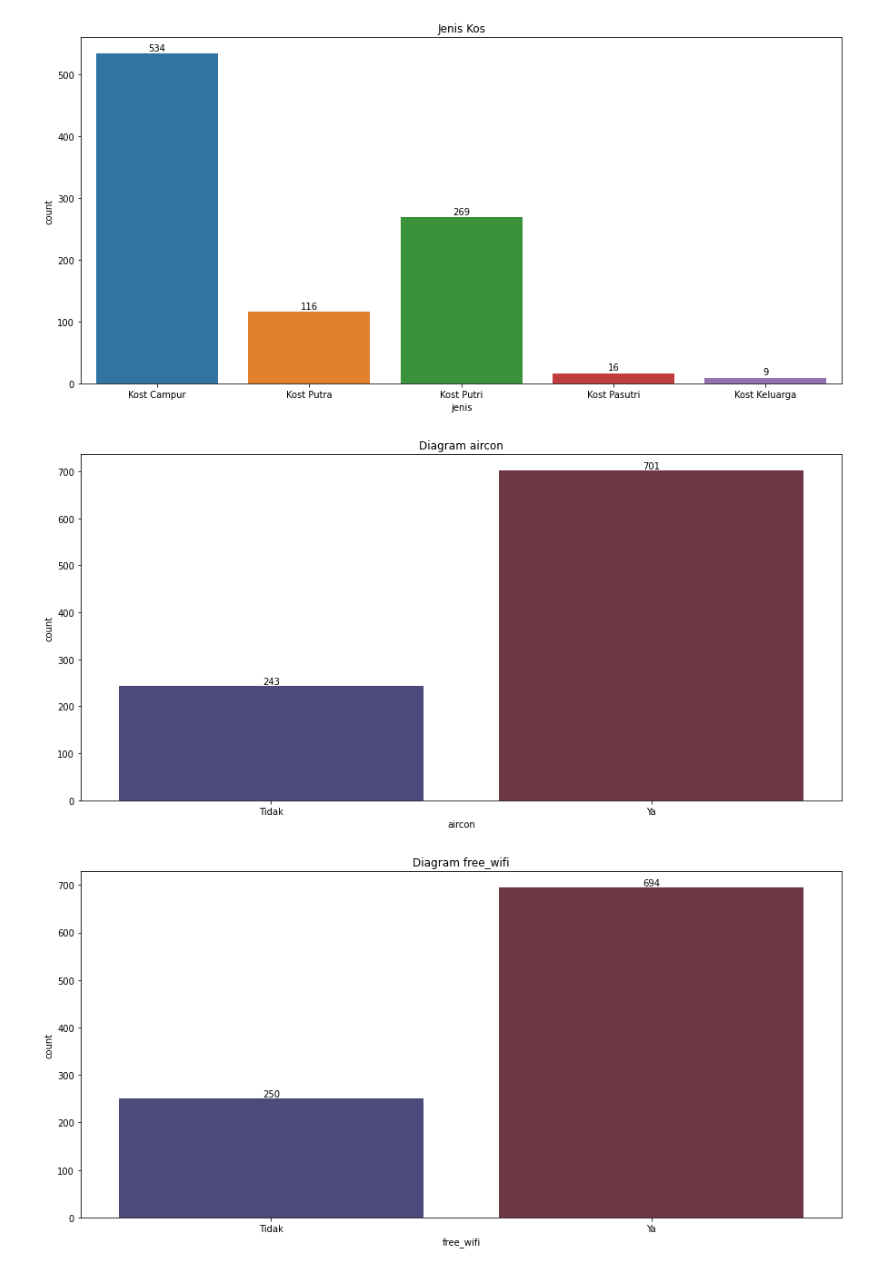
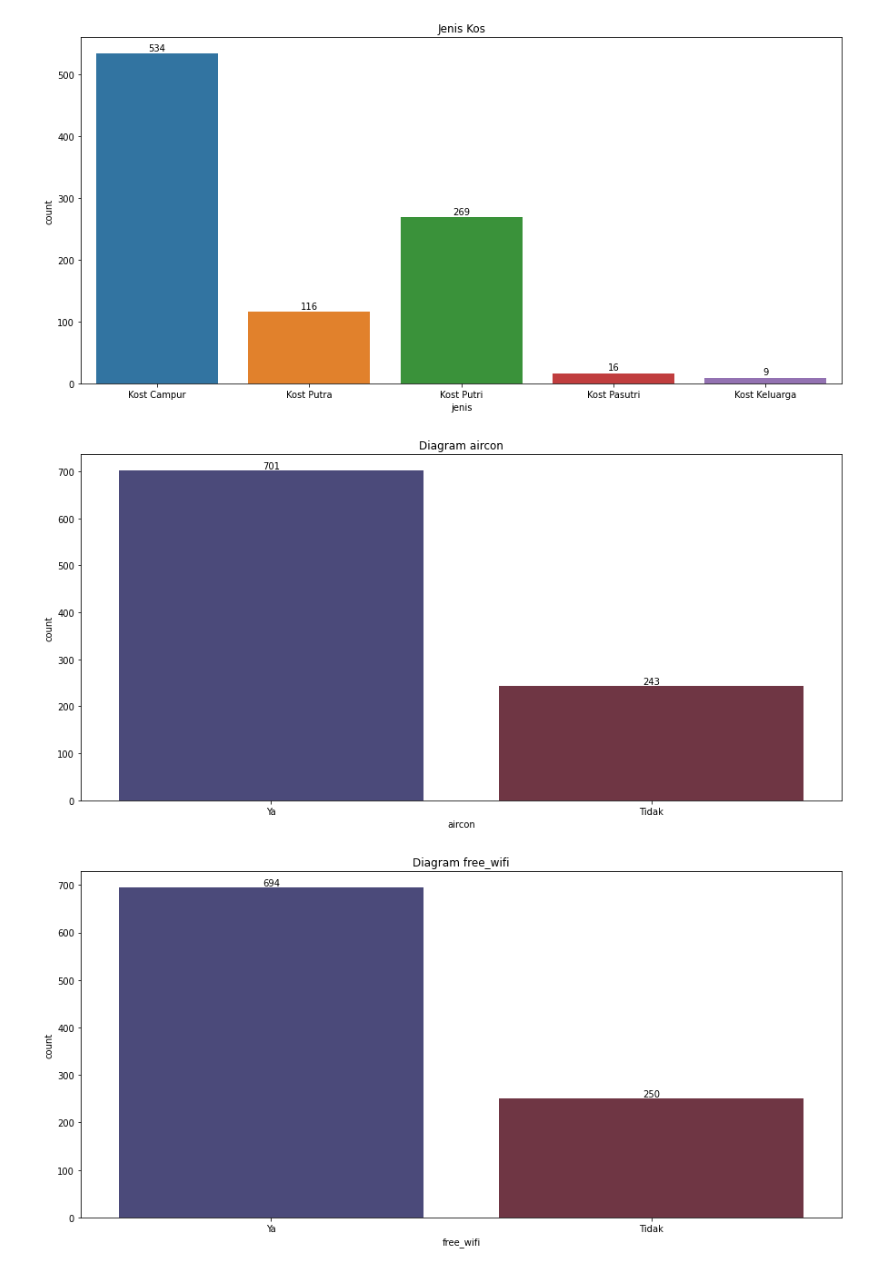
Before and after one commit to IrfanChairurrachman/scrapper, a Jupyter notebook: sewakost_scrapper.ipynb, the cells around one changed output. Cells and saved outputs as stored; diff of their text form; code cells hidden in the pictures.

Commit message:
fix: fix order of viz

```diff
--- a/sewakost_scrapper.ipynb
+++ b/sewakost_scrapper.ipynb
@@ -217,12 +217,12 @@ for p in g.patches:
 # %%
 for i in ['aircon', 'free_wifi', 'kamar_mandi_dalam'] :
     plt.figure(figsize=(15,7))
-    g = sns.countplot(x = df[i], palette = 'icefire')
+    g = sns.countplot(x = df[i], palette = 'icefire', order=['Ya', 'Tidak'])
     plt.title('Diagram {}'.format(i))
     for p in g.patches:
         g.annotate(f'\n{p.get_height()}', (p.get_x()+0.4, p.get_height()+5), ha='center', color='black', size=10)
 # %% [output]
-[figure, old version]
+[figure, new version]
-[figure, old version]
+[figure, new version]
 [figure]
 # %%
```
Also changed, not shown: parts of 1 cell of this notebook.
